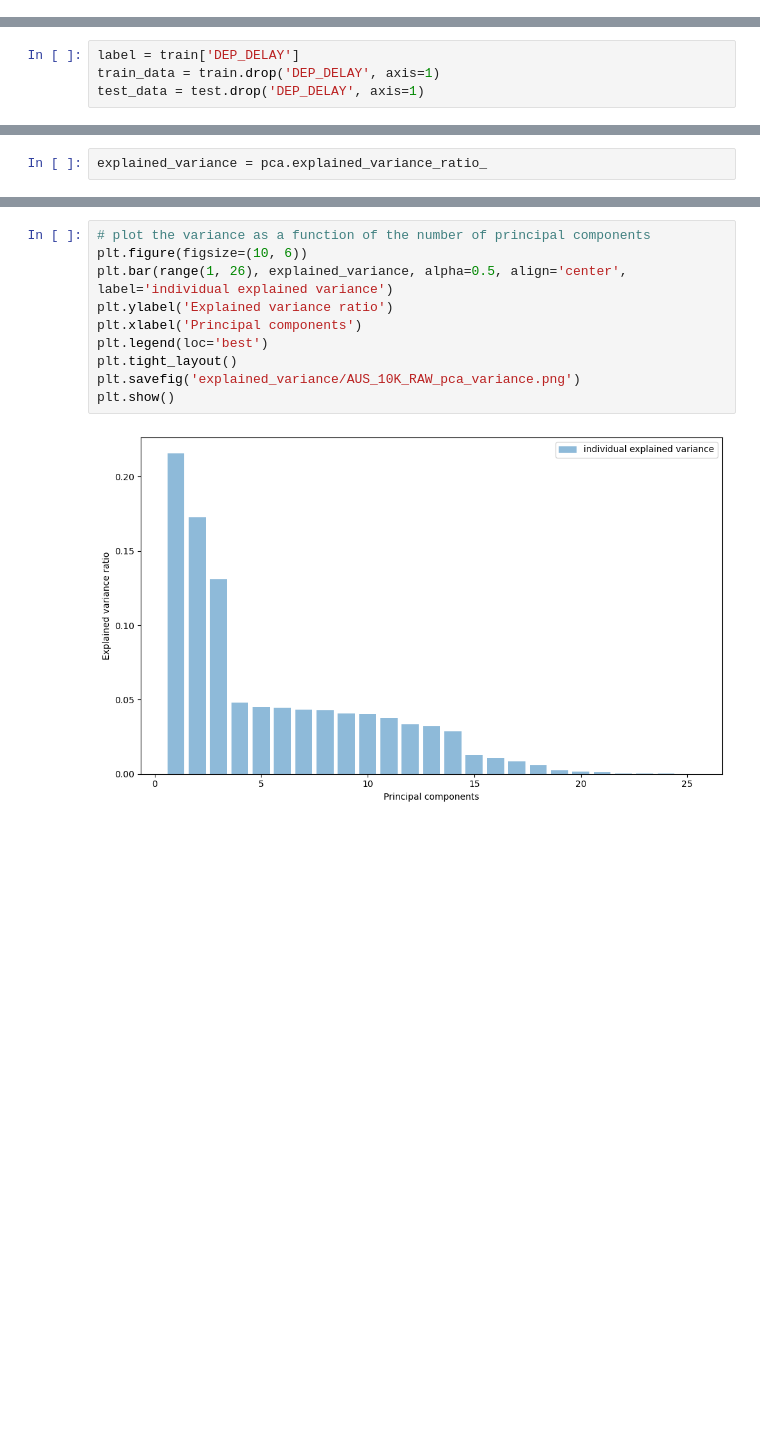
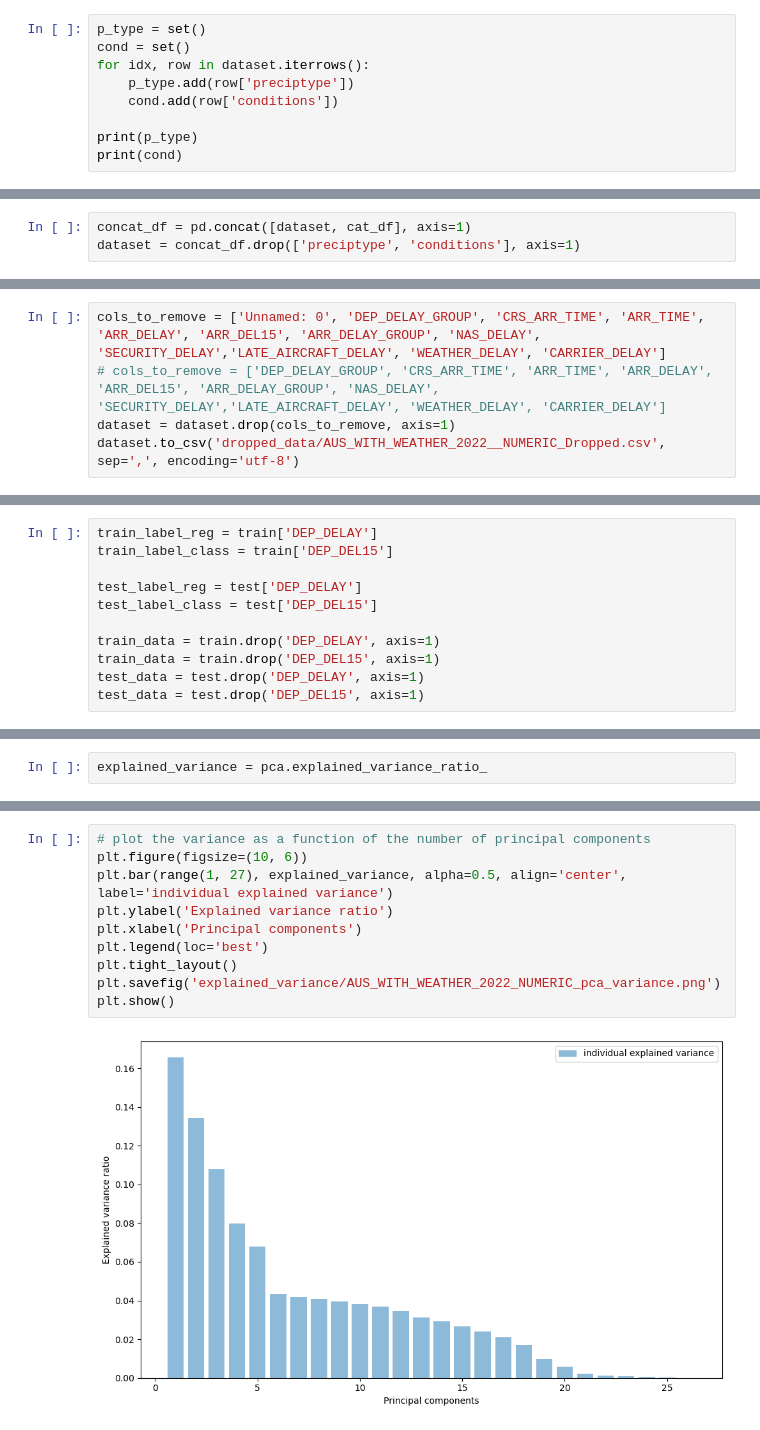
Before and after one commit to neeley-pate/ECE461PFinalProject, a Jupyter notebook: pca/pca.ipynb, the cells around one changed output, grey strips where cells are left out. Cells and saved outputs as stored; diff of their text form; blank space fills up the shorter version.

Commit message:
pca on data with weather, dropping data, and handling categorical data

```diff
--- a/pca/pca.ipynb
+++ b/pca/pca.ipynb
@@ -11,0 +14,9 @@ from sklearn.model_selection import train_test_split
+# %%
+p_type = set()
+cond = set()
+for idx, row in dataset.iterrows():
+    p_type.add(row['preciptype'])
+    cond.add(row['conditions'])
+
+print(p_type)
+print(cond)
@@ -11,0 +102,3 @@ from sklearn.model_selection import train_test_split
+# %%
+concat_df = pd.concat([dataset, cat_df], axis=1)
+dataset = concat_df.drop(['preciptype', 'conditions'], axis=1)
@@ -12 +107,6 @@ from sklearn.model_selection import train_test_split
+# %%
+cols_to_remove = ['Unnamed: 0', 'DEP_DELAY_GROUP', 'CRS_ARR_TIME', 'ARR_TIME', 'ARR_DELAY', 'ARR_DEL15', 'ARR_DELAY_GROUP', 'NAS_DELAY', 'SECURITY_DELAY','LATE_AIRCRAFT_DELAY', 'WEATHER_DELAY', 'CARRIER_DELAY']
+# cols_to_remove = ['DEP_DELAY_GROUP', 'CRS_ARR_TIME', 'ARR_TIME', 'ARR_DELAY', 'ARR_DEL15', 'ARR_DELAY_GROUP', 'NAS_DELAY', 'SECURITY_DELAY','LATE_AIRCRAFT_DELAY', 'WEATHER_DELAY', 'CARRIER_DELAY']
+dataset = dataset.drop(cols_to_remove, axis=1)
+dataset.to_csv('dropped_data/AUS_WITH_WEATHER_2022__NUMERIC_Dropped.csv', sep=',', encoding='utf-8')
 # %%
@@ -18,7 +128,14 @@ test.to_csv('split_data/AUS_10K_RAW_test.csv', sep=',', encoding='utf-8')
 # %%
-label = train['DEP_DELAY']
+train_label_reg = train['DEP_DELAY']
+train_label_class = train['DEP_DEL15']
+
+test_label_reg = test['DEP_DELAY']
+test_label_class = test['DEP_DEL15']
+
 train_data = train.drop('DEP_DELAY', axis=1)
+train_data = train.drop('DEP_DEL15', axis=1)
 test_data = test.drop('DEP_DELAY', axis=1)
+test_data = test.drop('DEP_DEL15', axis=1)
 # %%
 scale = StandardScaler()
 scaled_data_train = scale.fit_transform(train_data)
@@ -48,13 +165,13 @@ print(explained_variance)
 # %%
 # plot the variance as a function of the number of principal components
 plt.figure(figsize=(10, 6))
-plt.bar(range(1, 26), explained_variance, alpha=0.5, align='center', label='individual explained variance')
+plt.bar(range(1, 27), explained_variance, alpha=0.5, align='center', label='individual explained variance')
 plt.ylabel('Explained variance ratio')
 plt.xlabel('Principal components')
 plt.legend(loc='best')
 plt.tight_layout()
-plt.savefig('explained_variance/AUS_10K_RAW_pca_variance.png')
+plt.savefig('explained_variance/AUS_WITH_WEATHER_2022_NUMERIC_pca_variance.png')
 plt.show()
 # %% [output]
-[figure, old version]
+[figure, new version]
 # %%
```
Also changed, not shown: parts of 11 cells of this notebook, 13 other files.
